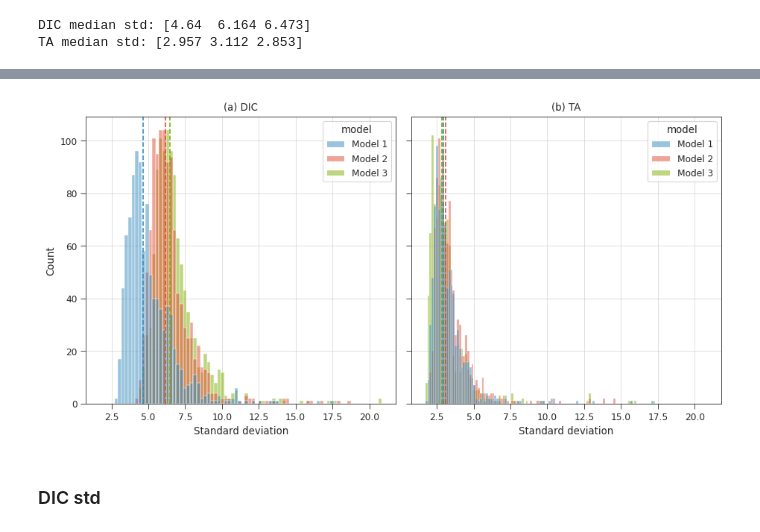
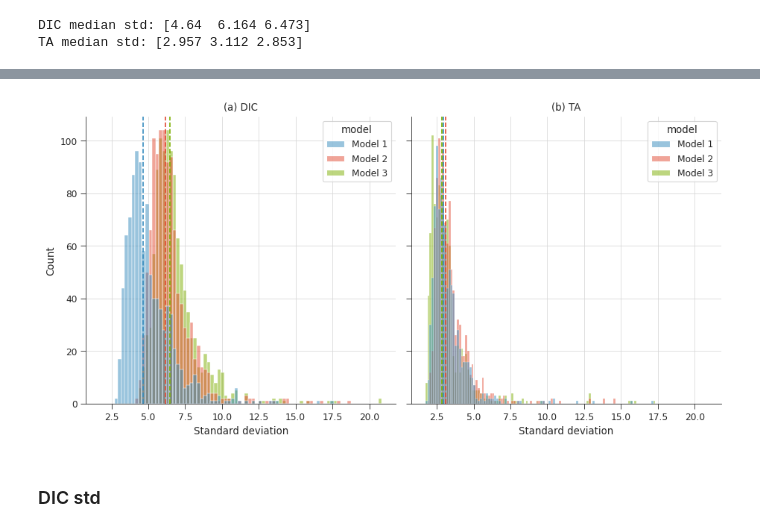
Before and after one commit to idlima/ne-shelf-bgc, a Jupyter notebook: manuscript_figures.ipynb, the cells around one changed output, grey strips where cells are left out. Saved outputs shown, nothing was run; the diff lists cells and outputs as text; code cells hidden in the pictures.

```diff
--- a/manuscript_figures.ipynb
+++ b/manuscript_figures.ipynb
@@ -332,24 +337,25 @@ _ = axs[2,0].set_ylabel('TA ensemble mean prediction')
 # %%
 fig, axs = plt.subplots(1, 2, sharex='row', sharey='row', figsize=(11, 5))
 fig.subplots_adjust(wspace=0.05)
 
 _ = sns.histplot(x='std', data=df_dic_std, hue='model', ax=axs[0])
 for mdic, c in zip(median_std_dic, ['C0','C1','C2']):
     _ = axs[0].axvline(mdic, c=c, ls='--')
     _ = axs[0].set(xlabel='Standard deviation')
 
 _ = sns.histplot(x='std', data=df_ta_std, hue='model', ax=axs[1])
 for mta, c in zip(median_std_ta, ['C0','C1','C2']):
     _ = axs[1].axvline(mta, c=c, ls='--')
     _ = axs[1].set(xlabel='Standard deviation')
 
 for ax, title in zip(axs, ['(a) DIC', '(b) TA']):
     ax.set_title(title)
 
+sns.despine(fig)
 fig.savefig('figures/uncertainty.png', dpi=dpi, bbox_inches='tight')
 # fig.savefig('figures/Figure_6.pdf', bbox_inches='tight')
 # %% [output]
-[figure, old version]
+[figure, new version]
 # %% [markdown]
 ### DIC std
 # %%
```
Also changed, not shown: parts of 7 cells of this notebook.
